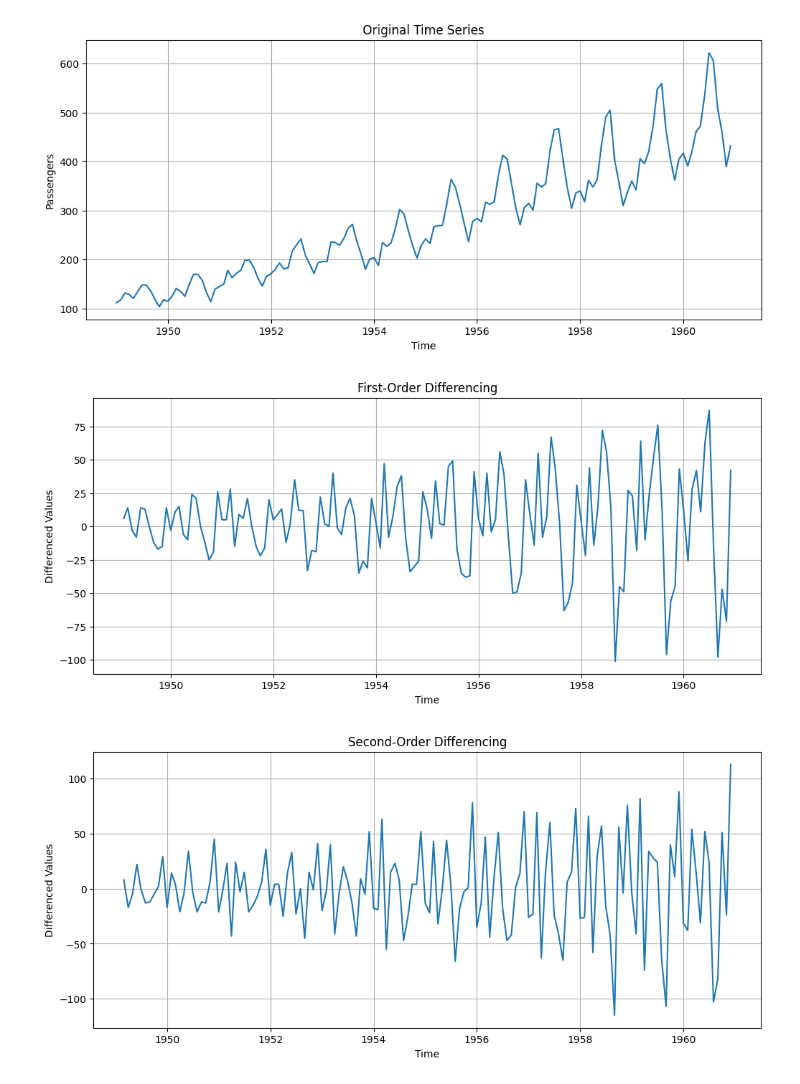
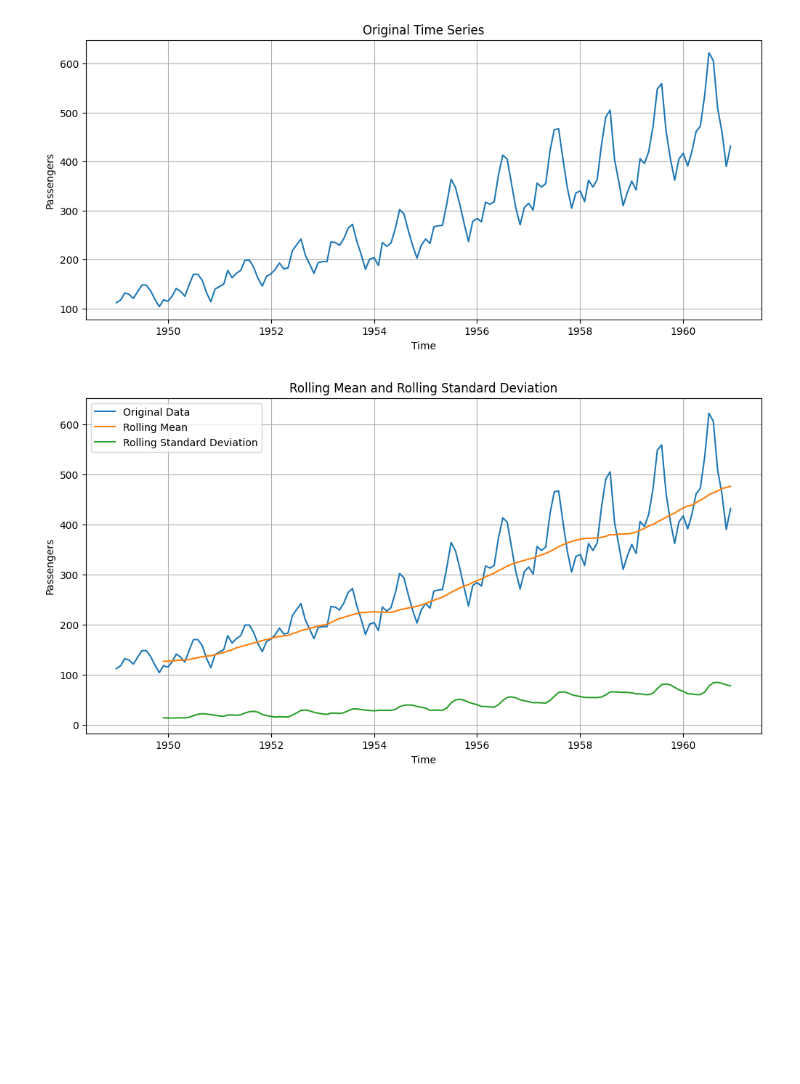
Before and after one commit to dheep2305-git/Tsf-tasks, a Jupyter notebook: Tsf_task_4.ipynb, the cells around one changed output. Saved outputs shown, nothing was run; the diff lists cells and outputs as text; code cells hidden in the pictures; blank space fills up the shorter version.

Commit message:
Task 4

```diff
--- a/Tsf_task_4.ipynb
+++ b/Tsf_task_4.ipynb
@@ -1,62 +1,91 @@
 # %% [markdown]
 <a href="https://colab.research.google.com/github/dheep2305-git/Tsf-tasks/blob/main/Tsf_task_4.ipynb" target="_parent"><img src="https://colab.research.google.com/assets/colab-badge.svg" alt="Open In Colab"/></a>
 # %%
-# TASK 3: DIFFERENCING
+# TASK 4: STATIONARITY TEST
 
 # Step 1: Import libraries
 import pandas as pd
+import numpy as np
 import matplotlib.pyplot as plt
+
 from statsmodels.datasets import get_rdataset
+from statsmodels.tsa.stattools import adfuller
 
 # Step 2: Load AirPassengers dataset
 data = get_rdataset("AirPassengers", "datasets").data
 
 # Step 3: Prepare time-series data
 data['time'] = pd.date_range(start='1949-01-01',
                              periods=len(data),
                              freq='MS')
 
 data.set_index('time', inplace=True)
 
 # Rename column
 data.rename(columns={'value': 'Passengers'}, inplace=True)
 
-# Original time series
+# Create time series
 ts = data['Passengers']
 
-# Step 4: First-order differencing
-first_order = ts.diff()
+# Step 4: Plot original time series
+plt.figure(figsize=(12, 5))
 
-# Step 5: Second-order differencing
-second_order = first_order.diff()
+plt.plot(ts)
 
-# Step 6: Plot Original Data
-plt.figure(figsize=(12, 5))
-plt.plot(ts)
 plt.title('Original Time Series')
 plt.xlabel('Time')
 plt.ylabel('Passengers')
+
 plt.grid()
 plt.show()
 
-# Step 7: Plot First-Order Differencing
-plt.figure(figsize=(12, 5))
-plt.plot(first_order)
-plt.title('First-Order Differencing')
+# Step 5: Calculate rolling mean
+rolling_mean = ts.rolling(window=12).mean()
+
+# Step 6: Calculate rolling standard deviation
+rolling_std = ts.rolling(window=12).std()
+
+# Step 7: Plot original data and rolling statistics
+plt.figure(figsize=(12, 6))
+
+plt.plot(ts,
+         label='Original Data')
+
+plt.plot(rolling_mean,
+         label='Rolling Mean')
+
+plt.plot(rolling_std,
+         label='Rolling Standard Deviation')
+
+plt.title('Rolling Mean and Rolling Standard Deviation')
+
 plt.xlabel('Time')
-plt.ylabel('Differenced Values')
+plt.ylabel('Passengers')
+
+plt.legend()
 plt.grid()
+
 plt.show()
 
-# Step 8: Plot Second-Order Differencing
-plt.figure(figsize=(12, 5))
-plt.plot(second_order)
-plt.title('Second-Order Differencing')
-plt.xlabel('Time')
-plt.ylabel('Differenced Values')
-plt.grid()
-plt.show()
+# Step 8: Perform Augmented Dickey-Fuller Test
+adf_result = adfuller(ts.dropna())
+
+# Step 9: Display ADF results
+print("ADF Statistic:", adf_result[0])
+print("p-value:", adf_result[1])
+
+print("\nCritical Values:")
+
+for key, value in adf_result[4].items():
+    print(f"{key}: {value}")
+
+# Step 10: Check stationarity
+alpha = 0.05
+
+if adf_result[1] <= alpha:
+    print("\nConclusion: Data is Stationary")
+else:
+    print("\nConclusion: Data is Non-Stationary")
 # %% [output]
 [figure]
-[figure, old version]
+[figure, new version]
-[figure, removed]
```
Also changed, not shown: parts of 1 cell of this notebook.
